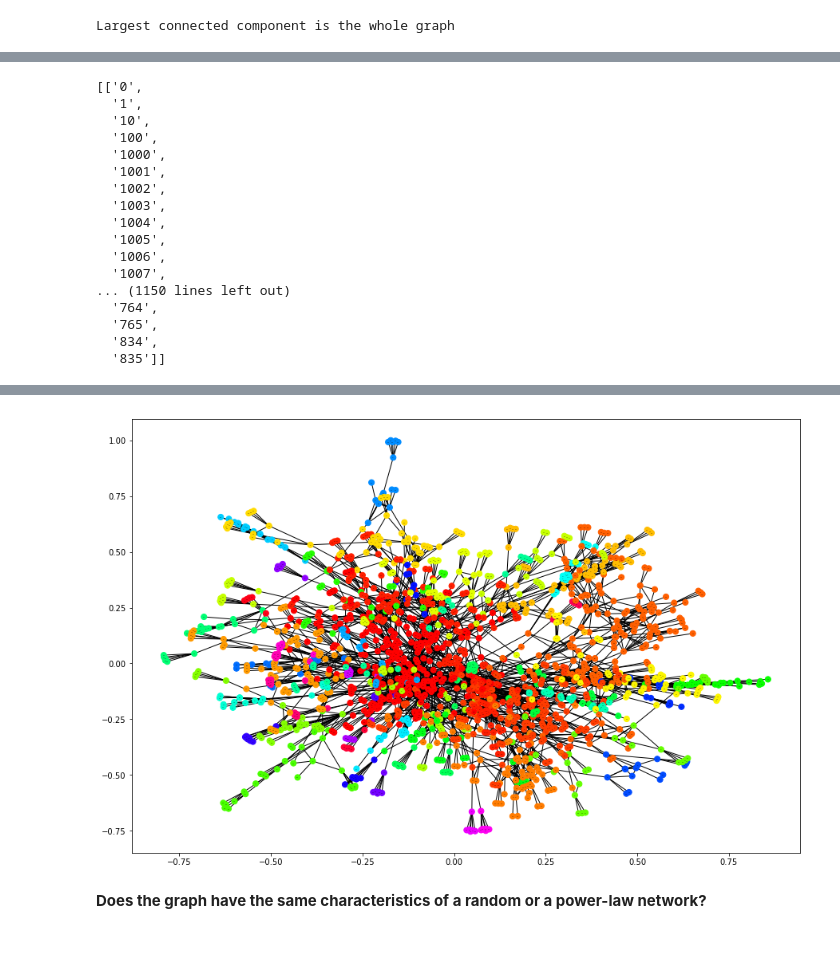
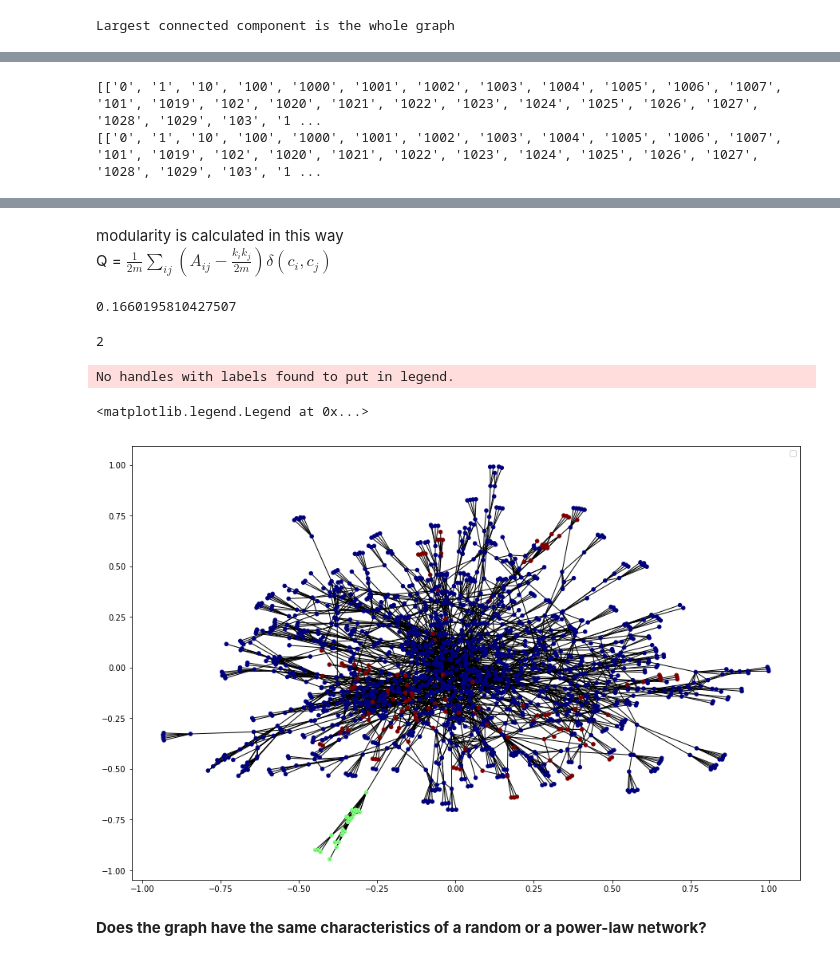
Before and after one commit to cantarinigiorgio/GraphAnalitycs, a Jupyter notebook: lab2/Second assignment.ipynb, the cells around one changed output, grey strips where cells are left out. Cells and saved outputs as stored; diff of their text form; code cells hidden in the pictures.

```diff
--- a/lab2/Second assignment.ipynb
+++ b/lab2/Second assignment.ipynb
@@ -45,28 +139,17 @@ avg_path_lenght:  6.983947980087891
 # %%
 from networkx.algorithms import community
+
+# community based on centrality measure
 
 communities_generator = community.girvan_newman(G)
 top_level_communities = next(communities_generator)
 next_level_communities = next(communities_generator)
-sorted(map(sorted, next_level_communities))
+
+# num of communities
+print(len(list(next_level_communities)))
 # %% [output]
-[['0',
-  '1',
-  '10',
-  '100',
-  '1000',
-  '1001',
-  '1002',
-  '1003',
-  '1004',
-  '1005',
-  '1006',
-  '1007',
-... (1150 lines left out)
-  '764',
-  '765',
-  '834',
-  '835']]
+[['0', '1', '10', '100', '1000', '1001', '1002', '1003', '1004', '1005', '1006', '1007', '101', '1019', '102', '1020', '1021', '1022', '1023', '1024', '1025', '1026', '1027', '1028', '1029', '103', '1 ...
+[['0', '1', '10', '100', '1000', '1001', '1002', '1003', '1004', '1005', '1006', '1007', '101', '1019', '102', '1020', '1021', '1022', '1023', '1024', '1025', '1026', '1027', '1028', '1029', '103', '1 ...
 # %%
 from networkx.algorithms.community import greedy_modularity_communities
 
@@ -93,18 +177,36 @@ community 45 contains 5 nodes
 community 46 contains 5 nodes
 community 47 contains 5 nodes
 community 48 contains 5 nodes
+# %% [markdown]
+modularity is calculated in this way<br>
+Q = $\frac{1}{2m} \sum_{ij} \left( A_{ij} - \frac{k_ik_j}{2m}\right)
+            \delta(c_i,c_j)$
+# %%
+from networkx.algorithms.community.quality import modularity
+
+modularity(G,next_level_communities)
+#modularity(G,c)
+# %% [output]
+0.1660195810427507
 # %%
 llist = [] # build a list of color for each community
 for node in G:
-    for i,comm in enumerate(c):
+    for i,comm in enumerate(next_level_communities):#enumerate(c)
         if node in comm:
             llist.append(i)
             break
 #print(llist)
+vmax = len(np.unique(llist))-1
+print(vmax)
+# %% [output]
+2
 # %%
 plt.figure(figsize=(15,10))
-nx.draw_networkx(G,node_color=llist,cmap = 'hsv',vmin = 0,vmax=48,font_size=0,node_size=50)
+nx.draw_networkx(G,node_color=llist,cmap = 'jet',vmin = 0,vmax=vmax,font_size=0,node_size=20)
+plt.legend()
 # %% [output]
+No handles with labels found to put in legend.
+<matplotlib.legend.Legend at 0x...>
-[figure, old version]
+[figure, new version]
 # %% [markdown]
 **Does the graph have the same characteristics of a random or a power-law network?**<br>
```
Also changed, not shown: parts of 25 cells of this notebook, 2 other files.
